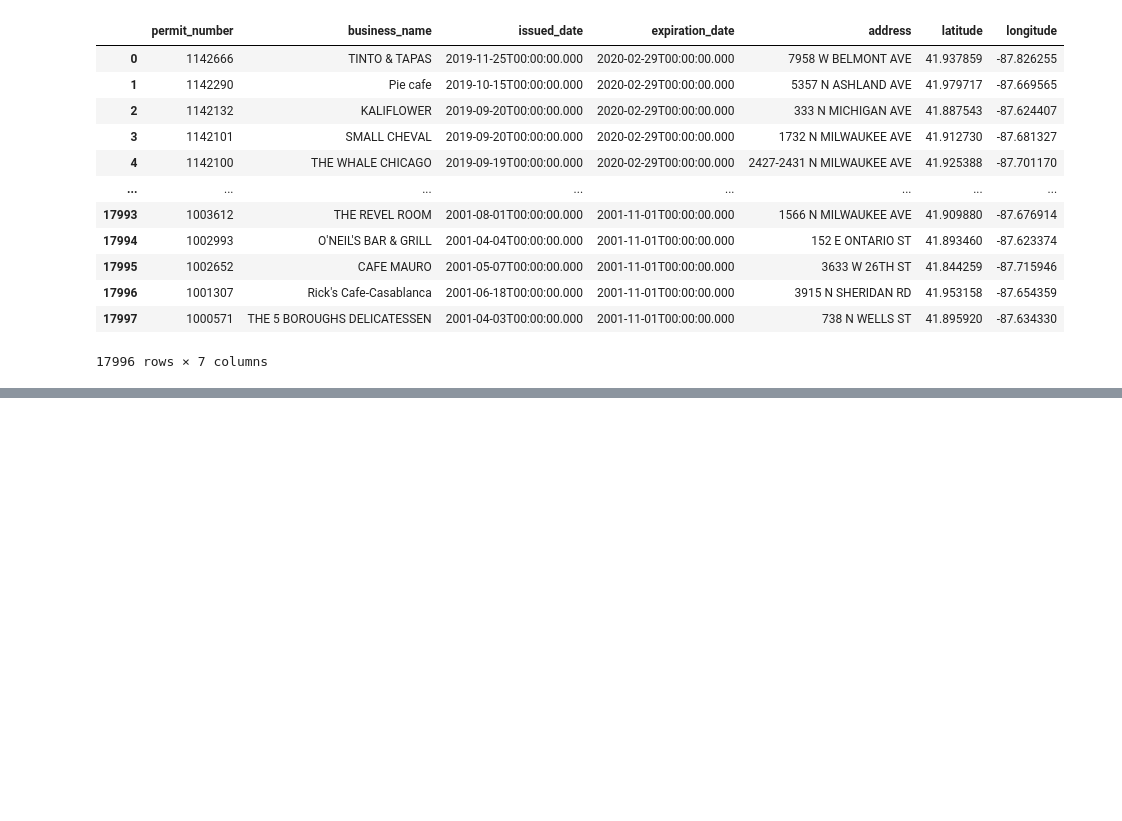
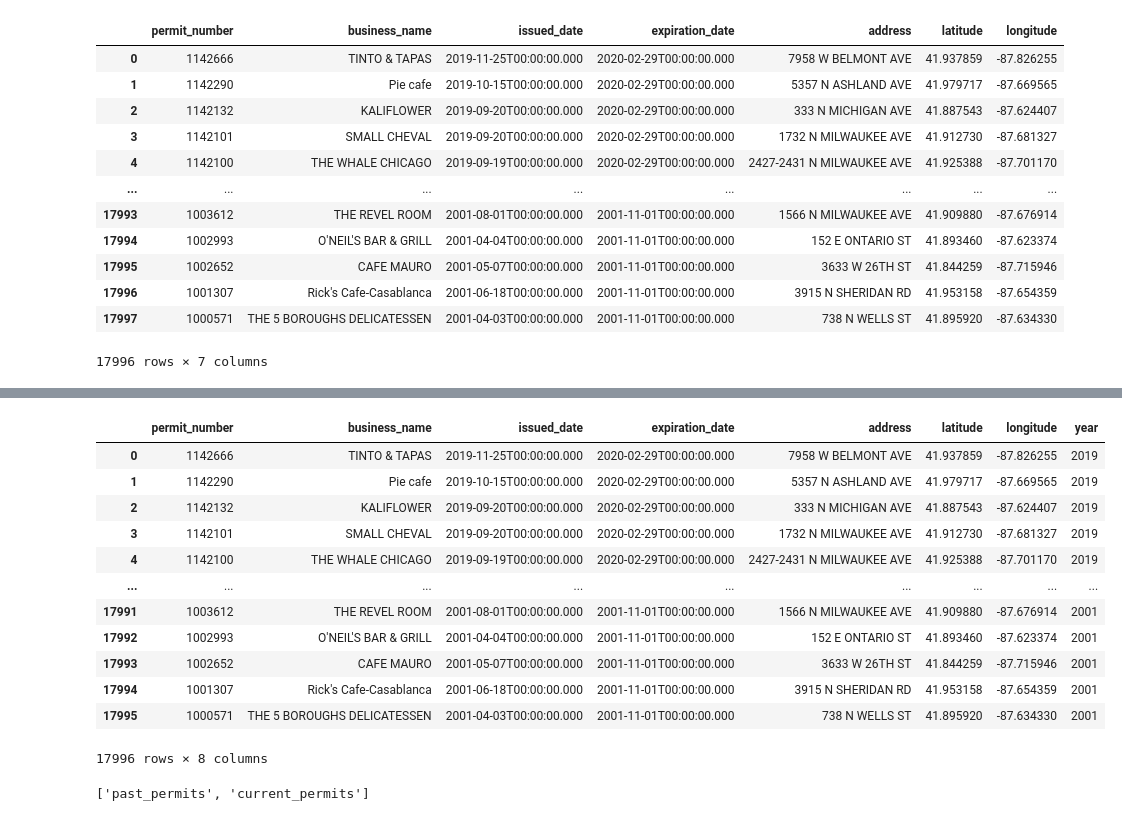
Before and after one commit to williamwall96/Chicago_sidewalk_permits, a Jupyter notebook: data_cleanup/data.ipynb, the cells around one changed output, grey strips where cells are left out. Saved outputs shown, nothing was run; the diff lists cells and outputs as text; code cells hidden in the pictures; blank space fills up the shorter version.

```diff
--- a/data_cleanup/data.ipynb
+++ b/data_cleanup/data.ipynb
@@ -136,0 +248,4 @@ select * from past_permits as p;
+# %%
+# Begin process for past permits to bring years into the datafram as an integer of just year
+past_permits_years = import_permits_df.groupby(["issued_date", "permit_number"])["issued_date"].agg("count").to_frame("issued_date_counts").reset_index()
+pd.to_datetime(past_permits_years["issued_date"]).dt.year
@@ -136,0 +265,5 @@ select * from past_permits as p;
+# %%
+past_permits_years["year"]=pd.to_datetime(past_permits_years["issued_date"]).dt.year
+# %%
+past_permits_years = past_permits_years[['permit_number', 'year']]
+past_permits_years
@@ -136,0 +284,2 @@ select * from past_permits as p;
+# %%
+Import_past_permits = pd.merge(import_permits_df, past_permits_years,on="permit_number", how="inner")
@@ -136,0 +298,29 @@ select * from past_permits as p;
+# %%
+Import_past_permits
+# Import_current_permits_df.isnull().values.any()
+# %% [output]
+|  | permit_number | business_name | issued_date | expiration_date | address | latitude | longitude | year |
+| 0 | 1142666 | TINTO & TAPAS | 2019-11-25T00:00:00.000 | 2020-02-29T00:00:00.000 | 7958 W BELMONT AVE | 41.937859 | -87.826255 | 2019 |
+| 1 | 1142290 | Pie cafe | 2019-10-15T00:00:00.000 | 2020-02-29T00:00:00.000 | 5357 N ASHLAND AVE | 41.979717 | -87.669565 | 2019 |
+| 2 | 1142132 | KALIFLOWER | 2019-09-20T00:00:00.000 | 2020-02-29T00:00:00.000 | 333 N MICHIGAN AVE | 41.887543 | -87.624407 | 2019 |
+| 3 | 1142101 | SMALL CHEVAL | 2019-09-20T00:00:00.000 | 2020-02-29T00:00:00.000 | 1732 N MILWAUKEE AVE | 41.912730 | -87.681327 | 2019 |
+| 4 | 1142100 | THE WHALE CHICAGO | 2019-09-19T00:00:00.000 | 2020-02-29T00:00:00.000 | 2427-2431 N MILWAUKEE AVE | 41.925388 | -87.701170 | 2019 |
+| ... | ... | ... | ... | ... | ... | ... | ... | ... |
+| 17991 | 1003612 | THE REVEL ROOM | 2001-08-01T00:00:00.000 | 2001-11-01T00:00:00.000 | 1566 N MILWAUKEE AVE | 41.909880 | -87.676914 | 2001 |
+| 17992 | 1002993 | O'NEIL'S BAR & GRILL | 2001-04-04T00:00:00.000 | 2001-11-01T00:00:00.000 | 152 E ONTARIO ST | 41.893460 | -87.623374 | 2001 |
+| 17993 | 1002652 | CAFE MAURO | 2001-05-07T00:00:00.000 | 2001-11-01T00:00:00.000 | 3633 W 26TH ST | 41.844259 | -87.715946 | 2001 |
+| 17994 | 1001307 | Rick's Cafe-Casablanca | 2001-06-18T00:00:00.000 | 2001-11-01T00:00:00.000 | 3915 N SHERIDAN RD | 41.953158 | -87.654359 | 2001 |
+| 17995 | 1000571 | THE 5 BOROUGHS DELICATESSEN | 2001-04-03T00:00:00.000 | 2001-11-01T00:00:00.000 | 738 N WELLS ST | 41.895920 | -87.634330 | 2001 |
+17996 rows × 8 columns
+# %%
+# After creating the 2 tables in posgresql (sql) via pgAdmin 4:
+# Connect to local database
+connection_string = "postgres:woodlands@localhost:5432/chicago_cafe_permits"
+engine = create_engine(f'postgresql://{connection_string}')
+# ensure table names appear
+engine.table_names()
+
+
+# engine = create_engine("sqlite:///chicago_permits.sqlite")
+# %% [output]
+['past_permits', 'current_permits']
```
Also changed, not shown: parts of 19 cells of this notebook, 6 other files.
